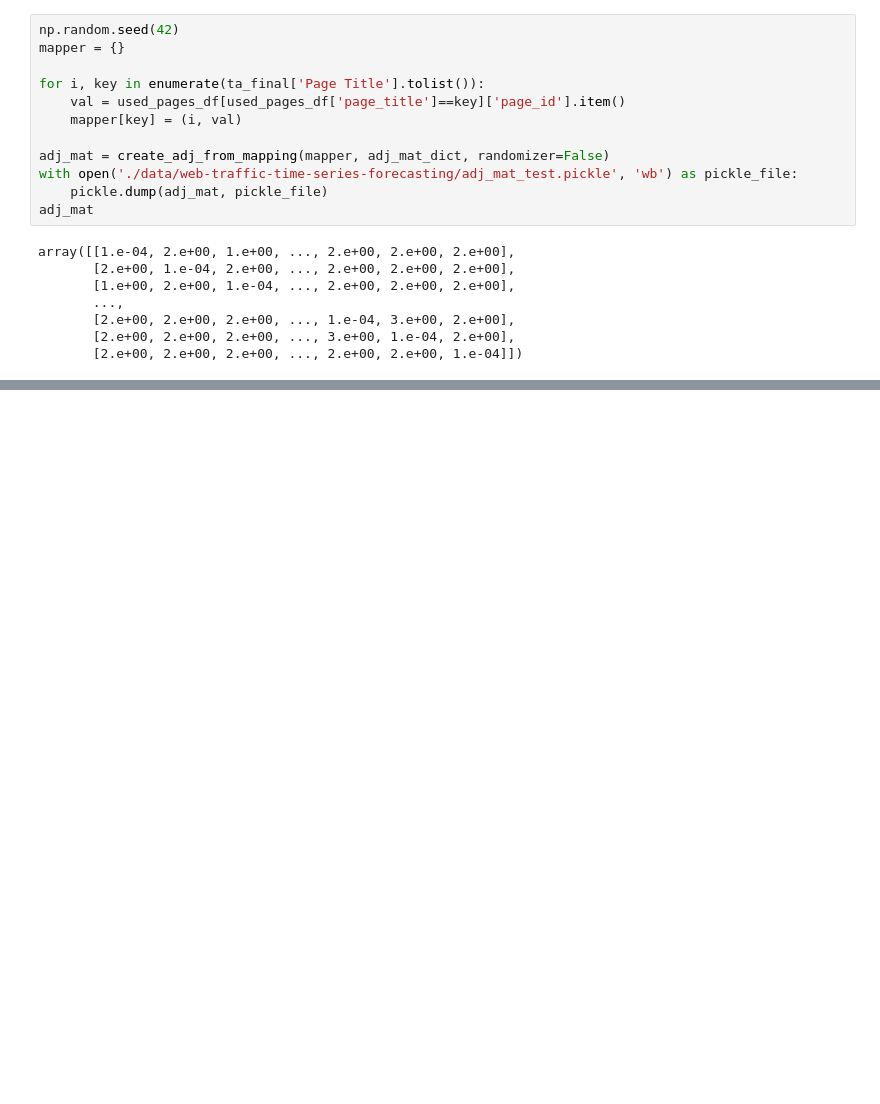
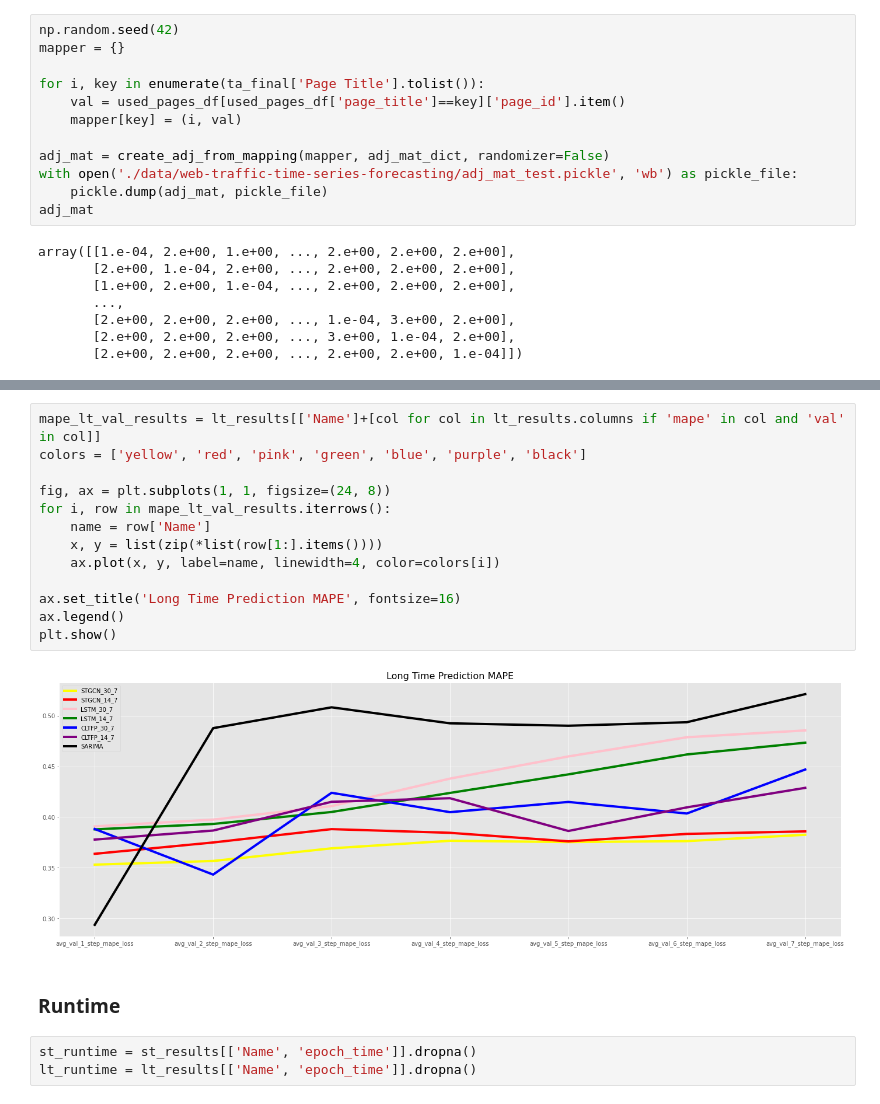
Before and after one commit to MikhaelBelmiro/Final-Project, a Jupyter notebook: exploration/exploration.ipynb, the cells around one changed output, grey strips where cells are left out. Drawn from its saved outputs; the diff is of its cells as text; blank space fills up the shorter version.

```diff
--- a/exploration/exploration.ipynb
+++ b/exploration/exploration.ipynb
@@ -374,0 +485,20 @@ array([[1.e-04, 2.e+00, 1.e+00, ..., 2.e+00, 2.e+00, 2.e+00],
+# %%
+mape_lt_val_results = lt_results[['Name']+[col for col in lt_results.columns if 'mape' in col and 'val' in col]]
+colors = ['yellow', 'red', 'pink', 'green', 'blue', 'purple', 'black']
+
+fig, ax = plt.subplots(1, 1, figsize=(24, 8))
+for i, row in mape_lt_val_results.iterrows():
+    name = row['Name']
+    x, y = list(zip(*list(row[1:].items())))
+    ax.plot(x, y, label=name, linewidth=4, color=colors[i])
+
+ax.set_title('Long Time Prediction MAPE', fontsize=16)
+ax.legend()
+plt.show()
+# %% [output]
+[figure, added]
+# %% [markdown]
+### Runtime
+# %%
+st_runtime = st_results[['Name', 'epoch_time']].dropna()
+lt_runtime = lt_results[['Name', 'epoch_time']].dropna()
```
Also changed, not shown: parts of 32 cells of this notebook, 18 other files.
